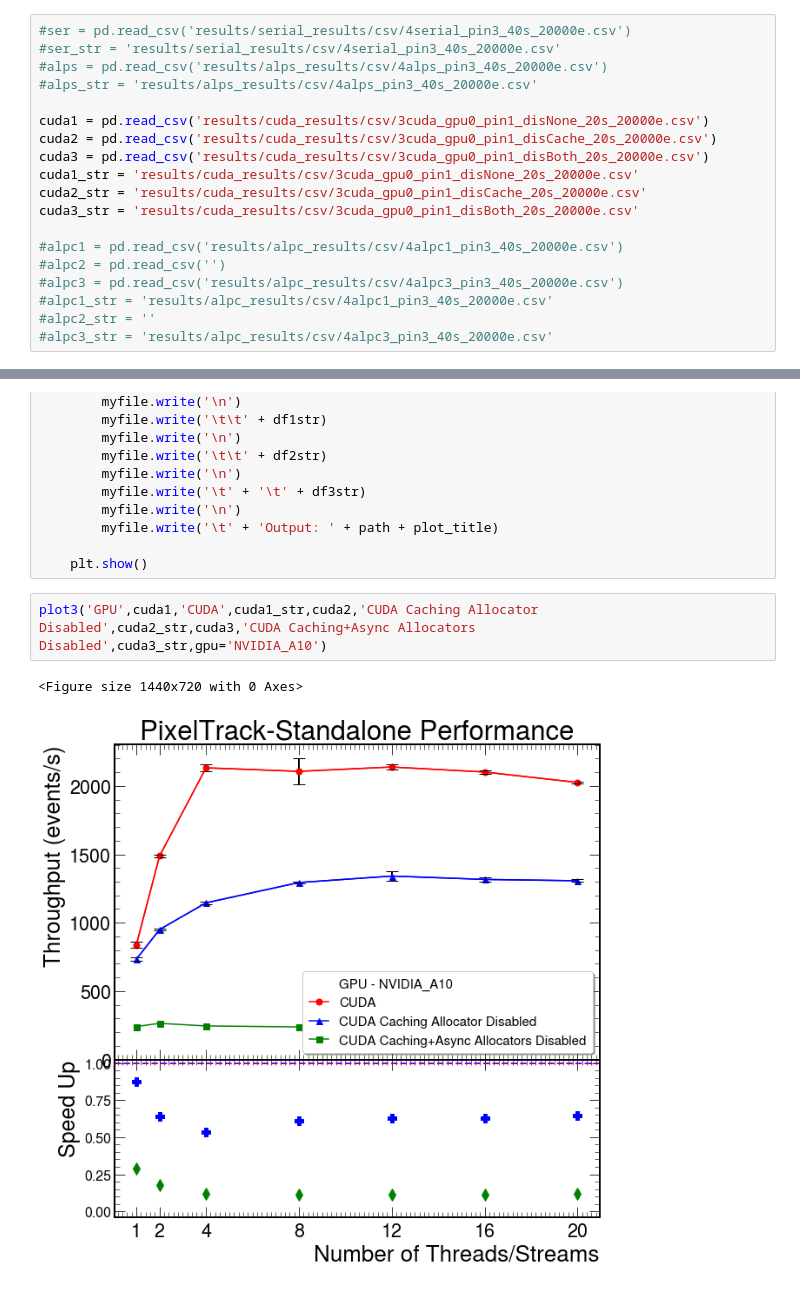
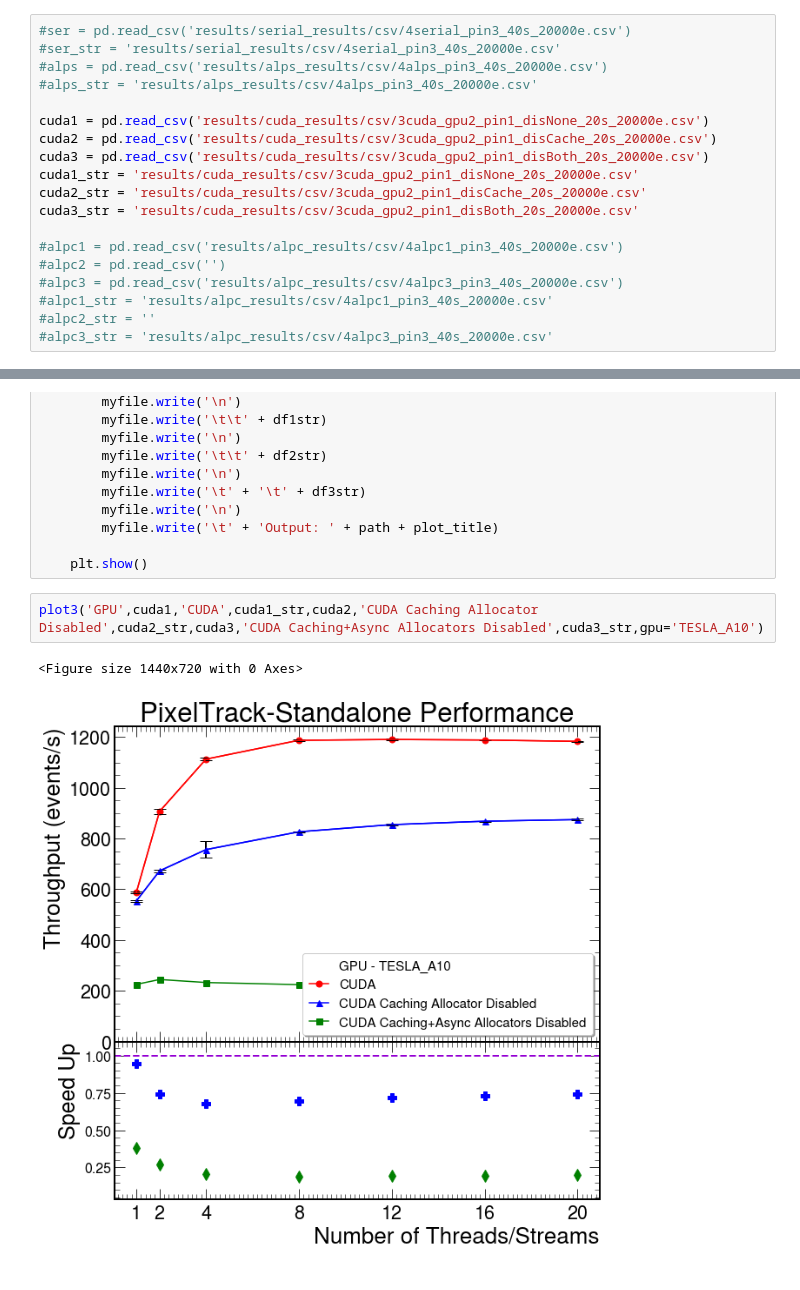
Before and after one commit to pfudolig/pixeltrack-standalone, a Jupyter notebook: plot_any.ipynb, the cells around one changed output, grey strips where cells are left out. Cells and saved outputs as stored; diff of their text form.

```diff
--- a/plot_any.ipynb
+++ b/plot_any.ipynb
@@ -14,12 +14,12 @@ timestamp = datetime.datetime.now()
 #alps = pd.read_csv('results/alps_results/csv/4alps_pin3_40s_20000e.csv')
 #alps_str = 'results/alps_results/csv/4alps_pin3_40s_20000e.csv'
 
-cuda1 = pd.read_csv('results/cuda_results/csv/3cuda_gpu0_pin1_disNone_20s_20000e.csv')
-cuda2 = pd.read_csv('results/cuda_results/csv/3cuda_gpu0_pin1_disCache_20s_20000e.csv')
-cuda3 = pd.read_csv('results/cuda_results/csv/3cuda_gpu0_pin1_disBoth_20s_20000e.csv')
-cuda1_str = 'results/cuda_results/csv/3cuda_gpu0_pin1_disNone_20s_20000e.csv'
-cuda2_str = 'results/cuda_results/csv/3cuda_gpu0_pin1_disCache_20s_20000e.csv'
-cuda3_str = 'results/cuda_results/csv/3cuda_gpu0_pin1_disBoth_20s_20000e.csv'
+cuda1 = pd.read_csv('results/cuda_results/csv/3cuda_gpu2_pin1_disNone_20s_20000e.csv')
+cuda2 = pd.read_csv('results/cuda_results/csv/3cuda_gpu2_pin1_disCache_20s_20000e.csv')
+cuda3 = pd.read_csv('results/cuda_results/csv/3cuda_gpu2_pin1_disBoth_20s_20000e.csv')
+cuda1_str = 'results/cuda_results/csv/3cuda_gpu2_pin1_disNone_20s_20000e.csv'
+cuda2_str = 'results/cuda_results/csv/3cuda_gpu2_pin1_disCache_20s_20000e.csv'
+cuda3_str = 'results/cuda_results/csv/3cuda_gpu2_pin1_disBoth_20s_20000e.csv'
 
 #alpc1 = pd.read_csv('results/alpc_results/csv/4alpc1_pin3_40s_20000e.csv')
 #alpc2 = pd.read_csv('')
@@ -231,7 +231,7 @@ def plot3(combo,dataframe1,label1,df1str,dataframe2,label2,df2str,dataframe3,lab
 
     plt.show()
 # %%
-plot3('GPU',cuda1,'CUDA',cuda1_str,cuda2,'CUDA Caching Allocator Disabled',cuda2_str,cuda3,'CUDA Caching+Async Allocators Disabled',cuda3_str,gpu='NVIDIA_A10')
+plot3('GPU',cuda1,'CUDA',cuda1_str,cuda2,'CUDA Caching Allocator Disabled',cuda2_str,cuda3,'CUDA Caching+Async Allocators Disabled',cuda3_str,gpu='TESLA_A10')
 # %% [output]
 <Figure size 1440x720 with 0 Axes>
-[figure, old version]
+[figure, new version]
```
Also changed, not shown: 3 other files.
